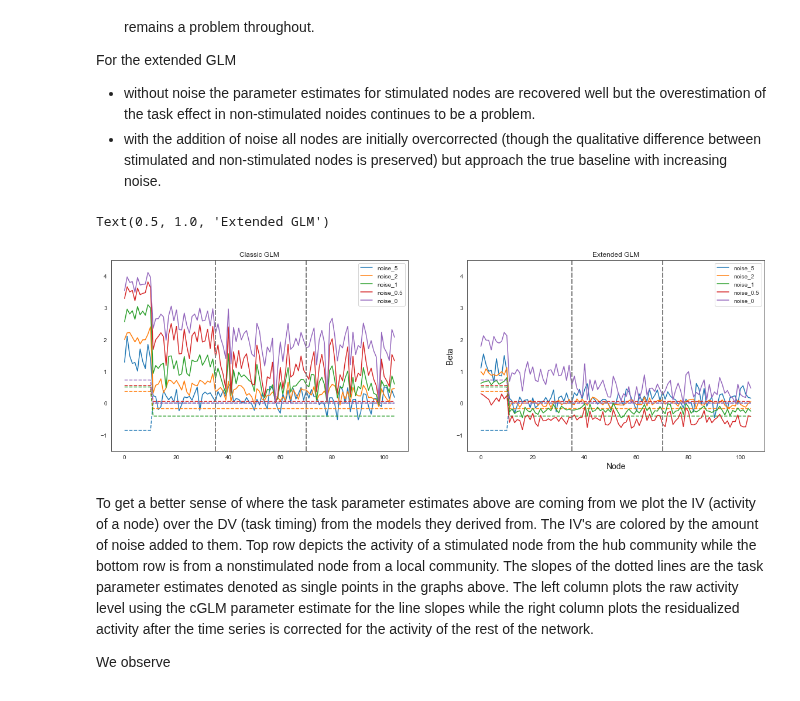
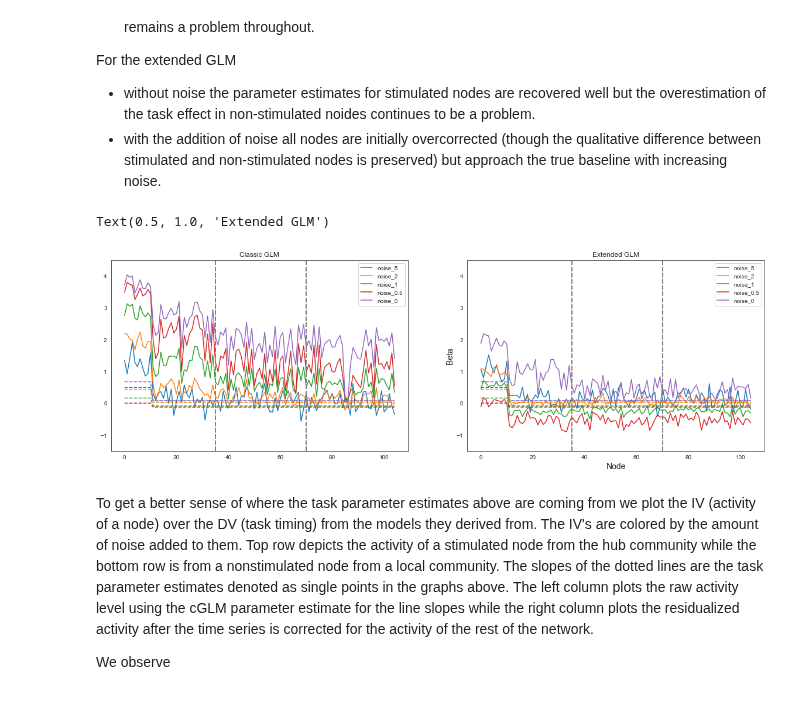
Before and after one commit to zenkavi/DevStudy_FmriNbs, a Jupyter notebook: notebooks/informationtransfermapping/TheoreticalResults/Zenkavi_Simulations/Extended_GLM_neural_network_level.ipynb, the cells around one changed output. Saved outputs shown, nothing was run; the diff lists cells and outputs as text; code cells hidden in the pictures.

Commit message:
changing noise sims with new baseline calculation

```diff
--- a/notebooks/informationtransfermapping/TheoreticalResults/Zenkavi_Simulations/Extended_GLM_neural_network_level.ipynb
+++ b/notebooks/informationtransfermapping/TheoreticalResults/Zenkavi_Simulations/Extended_GLM_neural_network_level.ipynb
@@ -453,23 +451,27 @@ def get_res_ts(sim):
 
     return(res_ts)
 # %%
-def get_true_baseline(sim, stim_nodes = np.array(range(11)), nonstim_nodes = np.array(range(11, 105)), stim_mag = 0.5):
+def get_true_baseline(sim, noise = False, stim_nodes = np.array(range(11)), nonstim_nodes = np.array(range(11, 105)), stim_mag = 0.5):
 
     res_ts = get_res_ts(sim)
 
     stim_t = []
     nonstim_t = []
 
-    for t in range(len(res_ts[0])):
-        if t%2000 == 500:
-        #Don't take out exact task timing but the period when the node has settled into the max activity
-        #if t%2000>500 and t%2000<1000:
-            stim_t.append(res_ts[stim_nodes,t])
-        elif t%2000 == 900:
-            nonstim_t.append(res_ts[nonstim_nodes, t])
-
-    stim_t = flatten(stim_t)
-    nonstim_t = flatten(nonstim_t)
+    for cur_node in range(res_ts.shape[0]):
+        for t in range(len(res_ts[0])):
+            if noise is False:
+                if t%2000 == 500:
+                    if cur_node in stim_nodes:
+                        stim_t.append(res_ts[cur_node,t])
+                    else:
+                        nonstim_t.append(res_ts[cur_node,t])
+            elif noise is True:
+                if t%2000>500 and t%2000<1000:
+                    if cur_node in stim_nodes:
+                        stim_t.append(res_ts[cur_node,t])
+                    else:
+                        nonstim_t.append(res_ts[cur_node,t])
 
     stim_baseline = np.mean(stim_t)/stim_mag
     nonstim_baseline = np.mean(nonstim_t)/stim_mag
@@ -609,30 +602,34 @@ col_lookup = dict(zip(rkeys, values))
 # %%
 plt.rcParams["figure.figsize"][0] = 20
 plt.rcParams["figure.figsize"][1] = 6
 fig, a =  plt.subplots(1,2)
 
 #task_betas = [{k:v['ucr_task_betas'] for k,v in ucr_glms.items()}, {k:v['ext_task_betas'] for k,v in ext_glms.items()}]
 beta_keys = ['ucr_betas', 'ext_betas']
 for i, bk in enumerate(beta_keys):
     for j in rkeys:
         a[i].plot(noise_ts[j][bk], label = j, color = col_lookup[j])
-        stim_baseline, nonstim_baseline = get_true_baseline(noise_ts[j])
+
+        if j == "noise_0":
+            stim_baseline, nonstim_baseline = get_true_baseline(noise_ts[j])
+        else:
+            stim_baseline, nonstim_baseline = get_true_baseline(noise_ts[j], noise=True)
 
         a[i].plot(np.concatenate((np.repeat(stim_baseline, 11), np.repeat(nonstim_baseline,94))),
                   color = col_lookup[j], linestyle = '--')
 
         for n in range(1,3):
             a[i].axvline(x=35*n,linewidth=2, color='gray', ls = "--")
         a[i].legend(loc="best")
         a[i].set_ylim([-1.5,4.5])
 
 plt.ylabel('Beta',fontsize=14)
 plt.xlabel('Node',fontsize=14)
 a[0].set_title("Classic GLM")
 a[1].set_title("Extended GLM")
 # %% [output]
 Text(0.5, 1.0, 'Extended GLM')
-[figure, old version]
+[figure, new version]
 # %% [markdown]
 To get a better sense of where the task parameter estimates above are coming from we plot the IV (activity of a node) over the DV (task timing) from the models they derived from. The IV's are colored by the amount of noise added to them. Top row depicts the activity of a stimulated node from the hub community while the bottom row is from a nonstimulated node from a local community. The slopes of the dotted lines are the task parameter estimates denoted as single points in the graphs above. The left column plots the raw activity level using the cGLM parameter estimate for the line slopes while the right column plots the residualized activity after the time series is corrected for the activity of the rest of the network.
 
```
Also changed, not shown: parts of 13 cells of this notebook.
